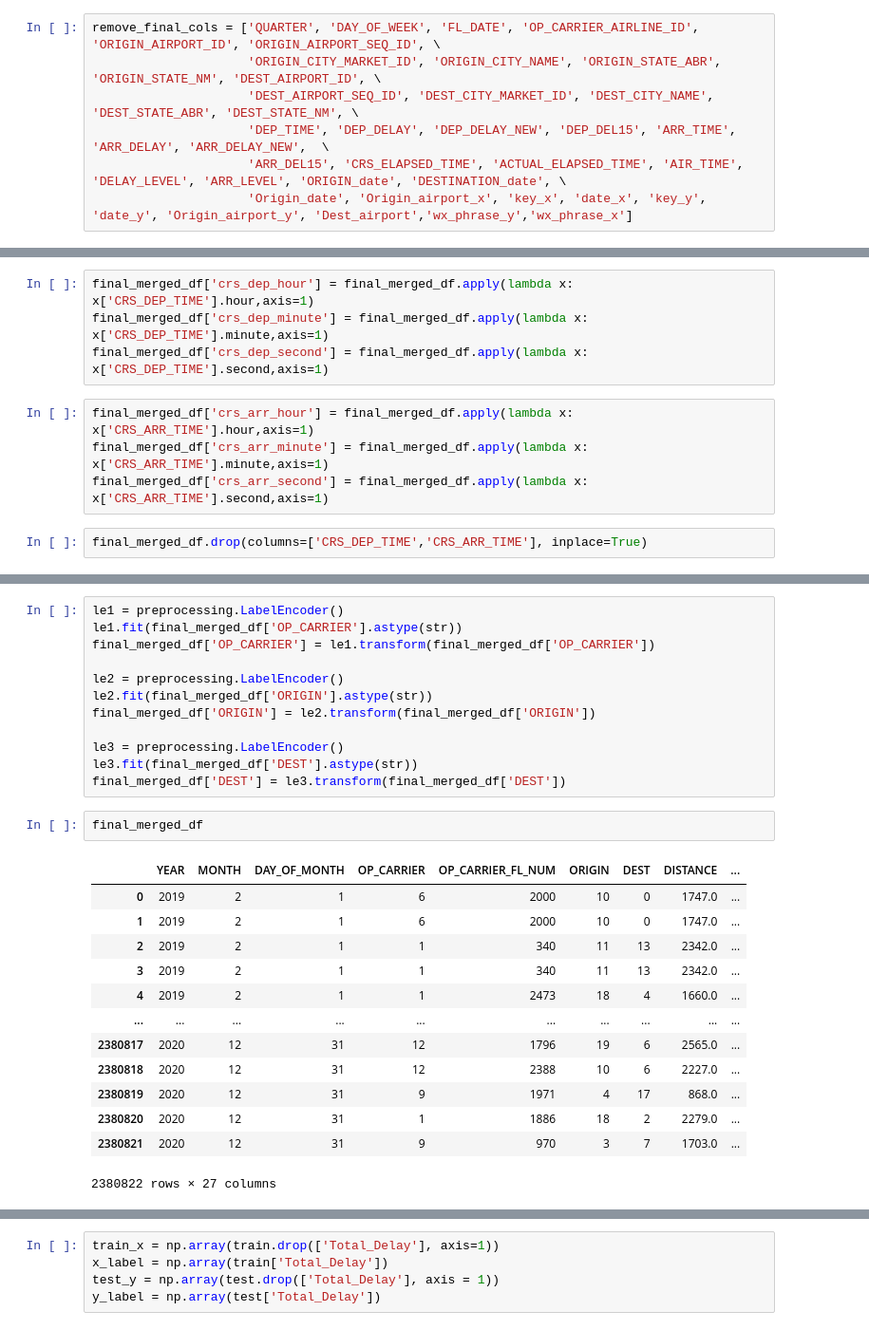
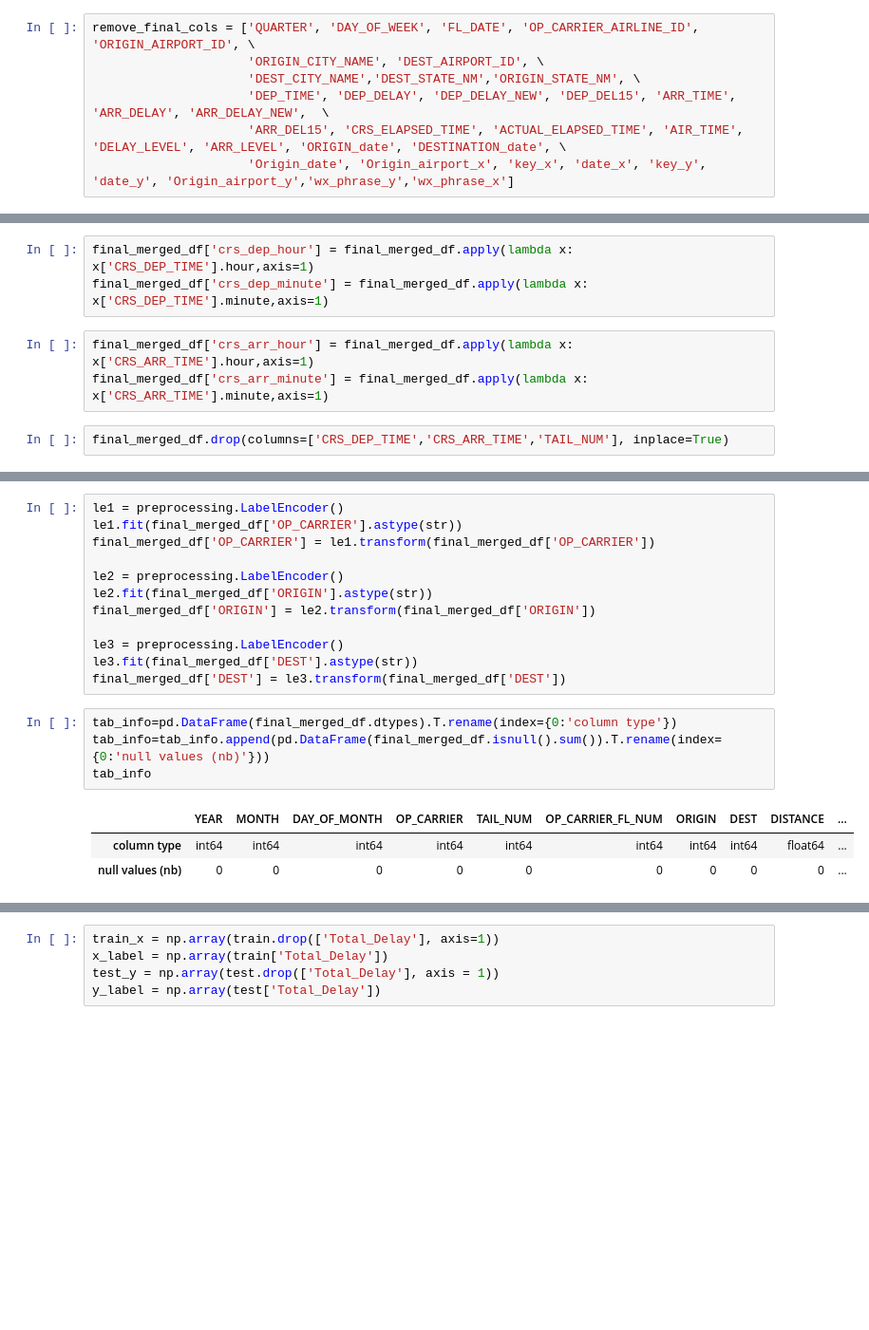
Before and after one commit to mallikarai/Predicting_Flight_Delays, a Jupyter notebook: Main.ipynb, the cells around one changed output, grey strips where cells are left out. Shown at 95% size. Cells and saved outputs as stored; diff of their text form; blank space fills up the shorter version.

```diff
--- a/Main.ipynb
+++ b/Main.ipynb
@@ -348,9 +306,9 @@ df['Dest_airport'] = df['DEST']
 # %%
 merged_df_dest = pd.merge_asof(merged_df.sort_values('Origin_date'), main_df_preprocess.sort_values('Origin_date'),on = "Origin_date", by='DEST', direction="nearest", allow_exact_matches=True)
 # %%
-remove_final_cols = ['QUARTER', 'DAY_OF_WEEK', 'FL_DATE', 'OP_CARRIER_AIRLINE_ID', 'ORIGIN_AIRPORT_ID', 'ORIGIN_AIRPORT_SEQ_ID', \
-                     'ORIGIN_CITY_MARKET_ID', 'ORIGIN_CITY_NAME', 'ORIGIN_STATE_ABR', 'ORIGIN_STATE_NM', 'DEST_AIRPORT_ID', \
-                     'DEST_AIRPORT_SEQ_ID', 'DEST_CITY_MARKET_ID', 'DEST_CITY_NAME', 'DEST_STATE_ABR', 'DEST_STATE_NM', \
+remove_final_cols = ['QUARTER', 'DAY_OF_WEEK', 'FL_DATE', 'OP_CARRIER_AIRLINE_ID', 'ORIGIN_AIRPORT_ID', \
+                     'ORIGIN_CITY_NAME', 'DEST_AIRPORT_ID', \
+                     'DEST_CITY_NAME','DEST_STATE_NM','ORIGIN_STATE_NM', \
                      'DEP_TIME', 'DEP_DELAY', 'DEP_DELAY_NEW', 'DEP_DEL15', 'ARR_TIME', 'ARR_DELAY', 'ARR_DELAY_NEW',  \
                      'ARR_DEL15', 'CRS_ELAPSED_TIME', 'ACTUAL_ELAPSED_TIME', 'AIR_TIME', 'DELAY_LEVEL', 'ARR_LEVEL', 'ORIGIN_date', 'DESTINATION_date', \
-                     'Origin_date', 'Origin_airport_x', 'key_x', 'date_x', 'key_y', 'date_y', 'Origin_airport_y', 'Dest_airport','wx_phrase_y','wx_phrase_x']
+                     'Origin_date', 'Origin_airport_x', 'key_x', 'date_x', 'key_y', 'date_y', 'Origin_airport_y','wx_phrase_y','wx_phrase_x']
@@ -423,13 +383,11 @@ final_merged_df
 # %%
 final_merged_df['crs_dep_hour'] = final_merged_df.apply(lambda x: x['CRS_DEP_TIME'].hour,axis=1)
 final_merged_df['crs_dep_minute'] = final_merged_df.apply(lambda x: x['CRS_DEP_TIME'].minute,axis=1)
-final_merged_df['crs_dep_second'] = final_merged_df.apply(lambda x: x['CRS_DEP_TIME'].second,axis=1)
 # %%
 final_merged_df['crs_arr_hour'] = final_merged_df.apply(lambda x: x['CRS_ARR_TIME'].hour,axis=1)
 final_merged_df['crs_arr_minute'] = final_merged_df.apply(lambda x: x['CRS_ARR_TIME'].minute,axis=1)
-final_merged_df['crs_arr_second'] = final_merged_df.apply(lambda x: x['CRS_ARR_TIME'].second,axis=1)
 # %%
-final_merged_df.drop(columns=['CRS_DEP_TIME','CRS_ARR_TIME'], inplace=True)
+final_merged_df.drop(columns=['CRS_DEP_TIME','CRS_ARR_TIME','TAIL_NUM'], inplace=True)
 # %%
 def column_types(df):
     category_cols = []
@@ -455,18 +413,10 @@ le3 = preprocessing.LabelEncoder()
 le3.fit(final_merged_df['DEST'].astype(str))
 final_merged_df['DEST'] = le3.transform(final_merged_df['DEST'])
 # %%
-final_merged_df
+tab_info=pd.DataFrame(final_merged_df.dtypes).T.rename(index={0:'column type'})
+tab_info=tab_info.append(pd.DataFrame(final_merged_df.isnull().sum()).T.rename(index={0:'null values (nb)'}))
+tab_info
 # %% [output]
-|  | YEAR | MONTH | DAY_OF_MONTH | OP_CARRIER | OP_CARRIER_FL_NUM | ORIGIN | DEST | DISTANCE | ... |
-| 0 | 2019 | 2 | 1 | 6 | 2000 | 10 | 0 | 1747.0 | ... |
-| 1 | 2019 | 2 | 1 | 6 | 2000 | 10 | 0 | 1747.0 | ... |
-| 2 | 2019 | 2 | 1 | 1 | 340 | 11 | 13 | 2342.0 | ... |
-| 3 | 2019 | 2 | 1 | 1 | 340 | 11 | 13 | 2342.0 | ... |
-| 4 | 2019 | 2 | 1 | 1 | 2473 | 18 | 4 | 1660.0 | ... |
-| ... | ... | ... | ... | ... | ... | ... | ... | ... | ... |
-| 2380817 | 2020 | 12 | 31 | 12 | 1796 | 19 | 6 | 2565.0 | ... |
-| 2380818 | 2020 | 12 | 31 | 12 | 2388 | 10 | 6 | 2227.0 | ... |
-| 2380819 | 2020 | 12 | 31 | 9 | 1971 | 4 | 17 | 868.0 | ... |
-| 2380820 | 2020 | 12 | 31 | 1 | 1886 | 18 | 2 | 2279.0 | ... |
-| 2380821 | 2020 | 12 | 31 | 9 | 970 | 3 | 7 | 1703.0 | ... |
+|  | YEAR | MONTH | DAY_OF_MONTH | OP_CARRIER | TAIL_NUM | OP_CARRIER_FL_NUM | ORIGIN | DEST | DISTANCE | ... |
+| column type | int64 | int64 | int64 | int64 | int64 | int64 | int64 | int64 | float64 | ... |
+| null values (nb) | 0 | 0 | 0 | 0 | 0 | 0 | 0 | 0 | 0 | ... |
-2380822 rows × 27 columns
```
Also changed, not shown: parts of 53 cells of this notebook.
